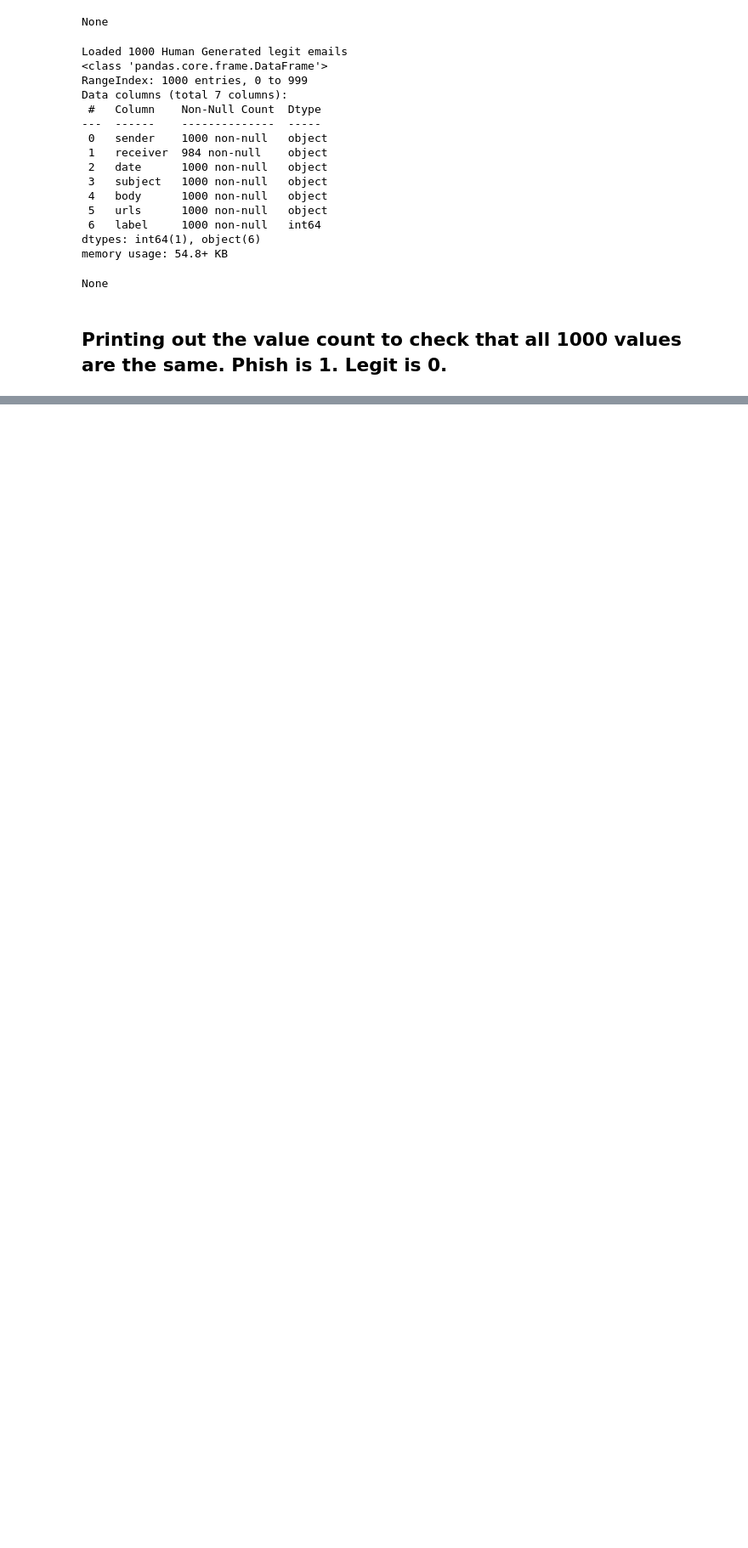
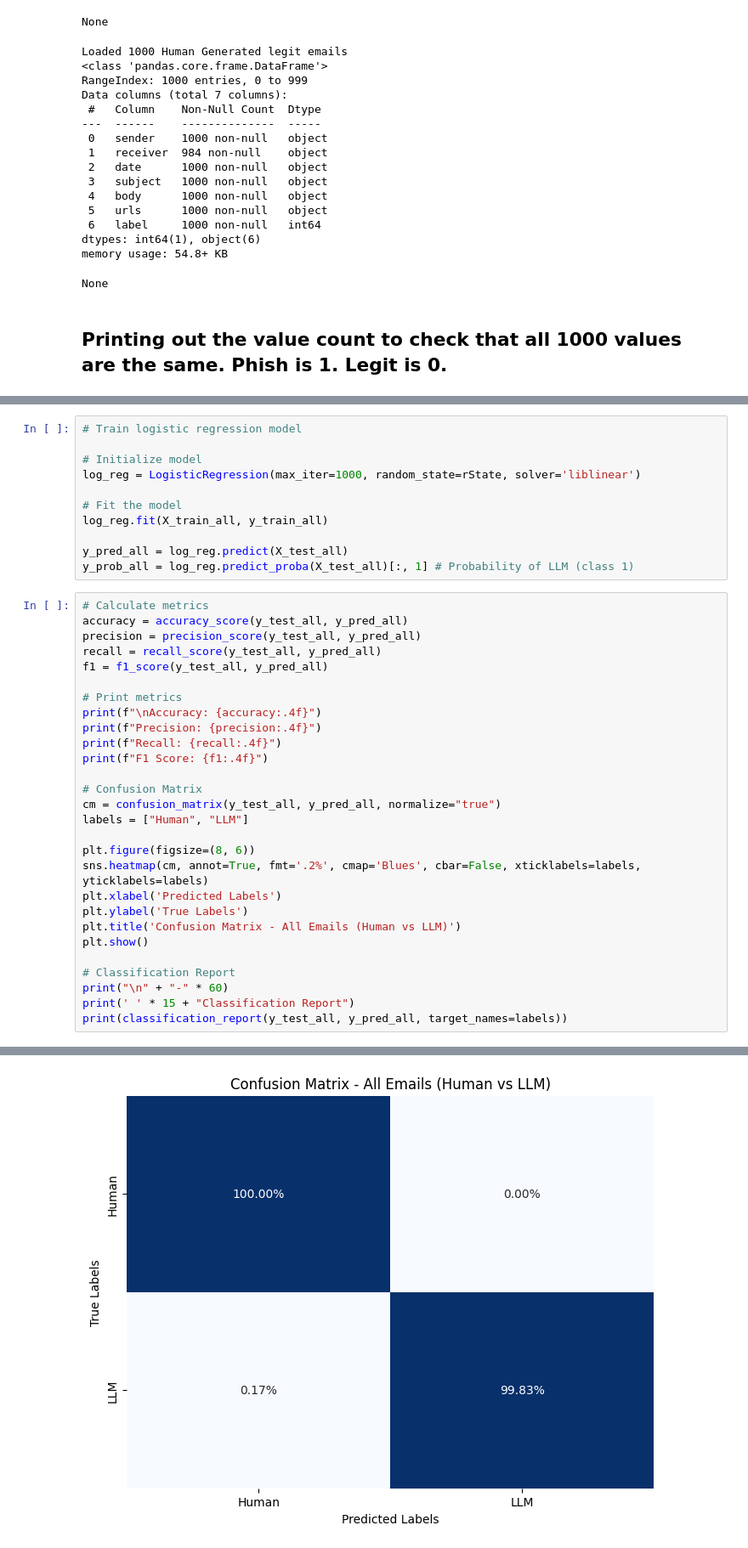
Before and after one commit to cramosme/LLM-Phishing-Detection, a Jupyter notebook: LLM_Phishing_Detection.ipynb, the cells around one changed output, grey strips where cells are left out. Shown at 85% size. Saved outputs shown, nothing was run; the diff lists cells and outputs as text; blank space fills up the shorter version.

```diff
--- a/LLM_Phishing_Detection.ipynb
+++ b/LLM_Phishing_Detection.ipynb
@@ -119,0 +457,40 @@ dtype: int64
+# %%
+# Train logistic regression model
+
+# Initialize model
+log_reg = LogisticRegression(max_iter=1000, random_state=rState, solver='liblinear')
+
+# Fit the model
+log_reg.fit(X_train_all, y_train_all)
+
+y_pred_all = log_reg.predict(X_test_all)
+y_prob_all = log_reg.predict_proba(X_test_all)[:, 1] # Probability of LLM (class 1)
+# %%
+# Calculate metrics
+accuracy = accuracy_score(y_test_all, y_pred_all)
+precision = precision_score(y_test_all, y_pred_all)
+recall = recall_score(y_test_all, y_pred_all)
+f1 = f1_score(y_test_all, y_pred_all)
+
+# Print metrics
+print(f"\nAccuracy: {accuracy:.4f}")
+print(f"Precision: {precision:.4f}")
+print(f"Recall: {recall:.4f}")
+print(f"F1 Score: {f1:.4f}")
+
+# Confusion Matrix
+cm = confusion_matrix(y_test_all, y_pred_all, normalize="true")
+labels = ["Human", "LLM"]
+
+plt.figure(figsize=(8, 6))
+sns.heatmap(cm, annot=True, fmt='.2%', cmap='Blues', cbar=False, xticklabels=labels, yticklabels=labels)
+plt.xlabel('Predicted Labels')
+plt.ylabel('True Labels')
+plt.title('Confusion Matrix - All Emails (Human vs LLM)')
+plt.show()
+
+# Classification Report
+print("\n" + "-" * 60)
+print(' ' * 15 + "Classification Report")
+print(classification_report(y_test_all, y_pred_all, target_names=labels))
+# %% [output]
@@ -119,0 +501 @@ dtype: int64
+[figure, added]
```
Also changed, not shown: parts of 26 cells of this notebook.
